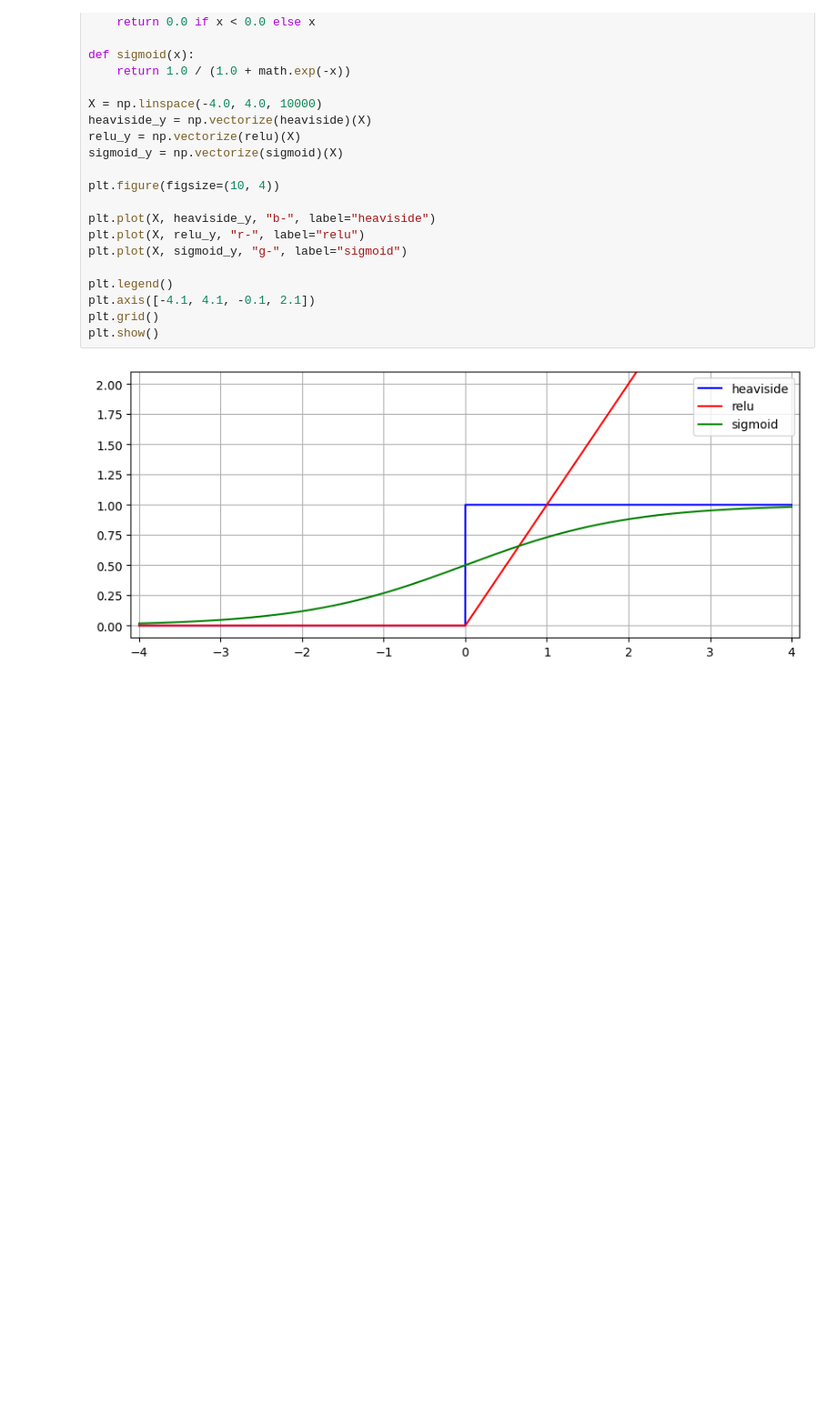
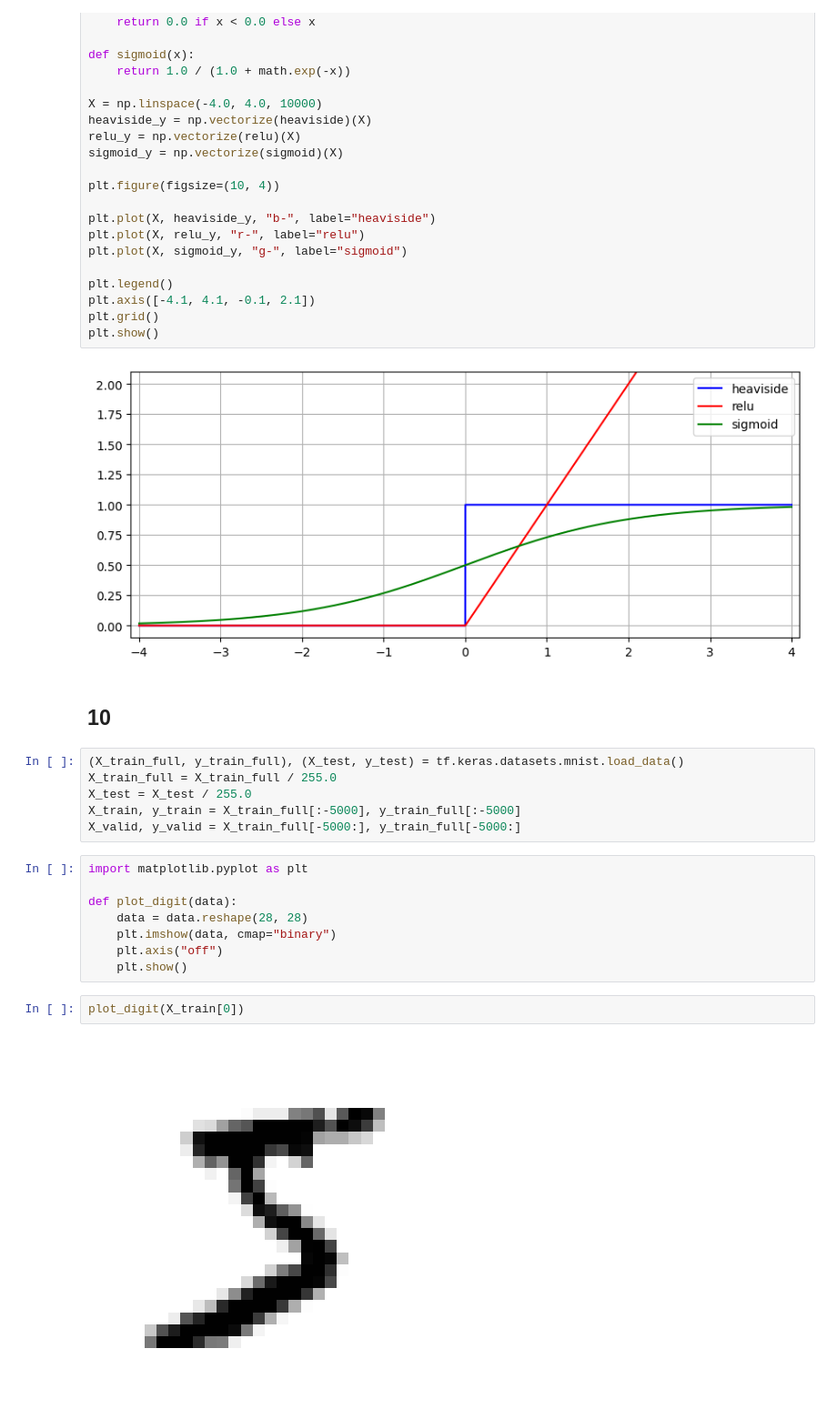
Before and after one commit to juliovr/homl, a Jupyter notebook: 10_introduction_to_ann_with_keras.ipynb, the cells around one changed output. Shown at 91% size. Saved outputs shown, nothing was run; the diff lists cells and outputs as text; blank space fills up the shorter version.

```diff
--- a/10_introduction_to_ann_with_keras.ipynb
+++ b/10_introduction_to_ann_with_keras.ipynb
@@ -987,3 +988,23 @@ plt.grid()
 plt.show()
 # %% [output]
 [figure]
+# %% [markdown]
+## 10
+# %%
+(X_train_full, y_train_full), (X_test, y_test) = tf.keras.datasets.mnist.load_data()
+X_train_full = X_train_full / 255.0
+X_test = X_test / 255.0
+X_train, y_train = X_train_full[:-5000], y_train_full[:-5000]
+X_valid, y_valid = X_train_full[-5000:], y_train_full[-5000:]
+# %%
+import matplotlib.pyplot as plt
+
+def plot_digit(data):
+    data = data.reshape(28, 28)
+    plt.imshow(data, cmap="binary")
+    plt.axis("off")
+    plt.show()
+# %%
+plot_digit(X_train[0])
+# %% [output]
+[figure, added]
```
Also changed, not shown: parts of 29 cells of this notebook.
